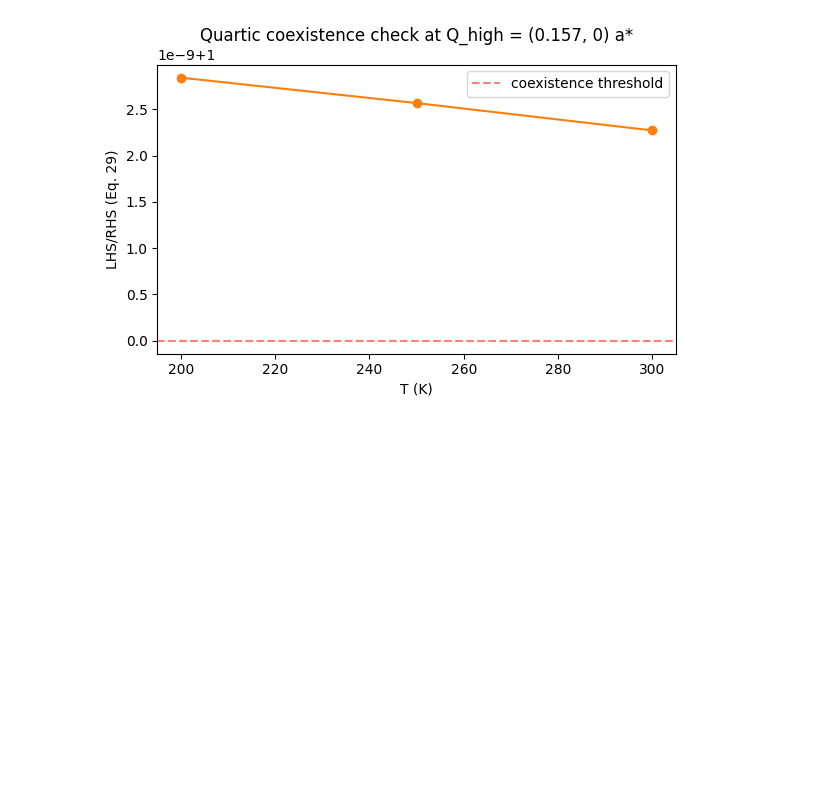
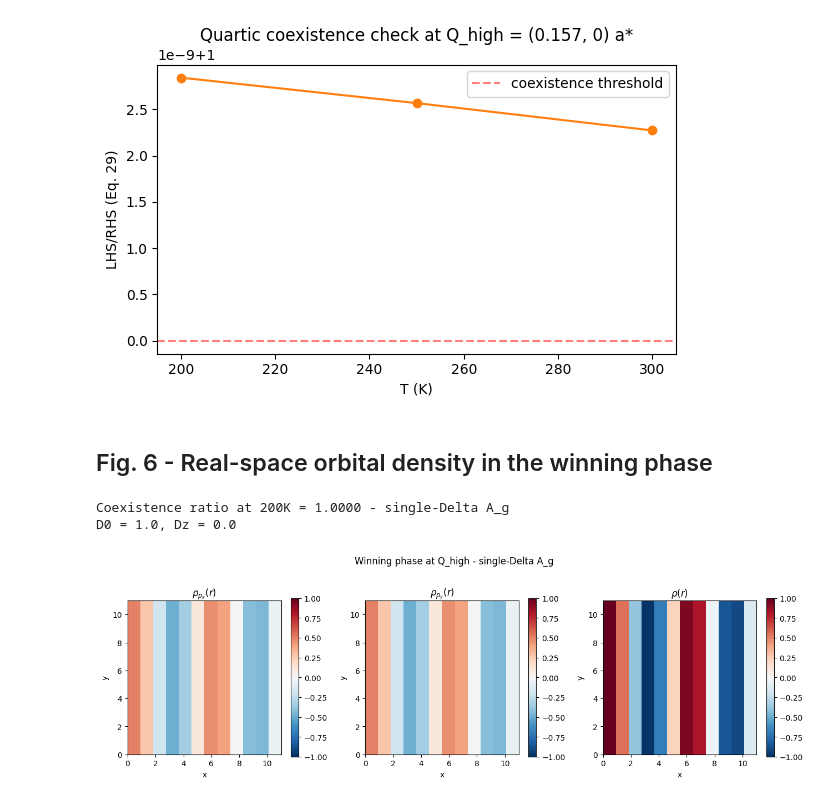
Before and after one commit to yingjerkao/TEM_toolkit, a Jupyter notebook: rte2_cdw_walkthrough.ipynb, the cells around one changed output. Drawn from its saved outputs; the diff is of its cells as text; code cells hidden in the pictures; blank space fills up the shorter version.

Commit message:
Notebook Fig 6: real-space orbital density in winning CDW phase
Co-Authored-By: Claude Sonnet 4.6 <noreply@anthropic.com>

```diff
--- a/rte2_cdw_walkthrough.ipynb
+++ b/rte2_cdw_walkthrough.ipynb
@@ -207,3 +207,34 @@ T (K), LHS/RHS ratio
      250   1.0000   (single-Delta A_g)
      300   1.0000   (single-Delta A_g)
 [figure]
+# %% [markdown]
+## Fig. 6 - Real-space orbital density in the winning phase
+# %%
+T_probe = 200 * 8.617e-5
+qc = quartic_coeffs(Q_win[0], Q_win[1], T_probe, material.params, nk=80)
+is_double, ratio_val = coexistence_criterion(qc)
+print(f'Coexistence ratio at 200K = {ratio_val:.4f} - {"double-Delta" if is_double else "single-Delta A_g"}')
+
+D0, Dz = (1.0, 0.5j) if is_double else (1.0, 0.0)
+print(f'D0 = {D0}, Dz = {Dz}')
+# %% [output]
+Coexistence ratio at 200K = 1.0000 - single-Delta A_g
+D0 = 1.0, Dz = 0.0
+# %%
+X, Y, rho_px, rho_py, rho = real_space_density(
+    Q_win[0], Q_win[1], D0=D0, Dz=Dz, nx=12, ny=12,
+)
+
+fig, axes = plt.subplots(1, 3, figsize=(13, 4.2))
+for ax, dat, title in zip(axes, [rho_px, rho_py, rho],
+                          [r'$\rho_{p_x}(r)$', r'$\rho_{p_y}(r)$', r'$\rho(r)$']):
+    im = ax.imshow(dat.T, origin='lower', extent=[0, 11, 0, 11],
+                   cmap='RdBu_r', vmin=-1, vmax=1)
+    ax.set_title(title); ax.set_xlabel('x'); ax.set_ylabel('y')
+    plt.colorbar(im, ax=ax, shrink=0.8)
+fig.suptitle(f'Winning phase at {Q_win_label} - {"double-Delta" if is_double else "single-Delta A_g"}')
+fig.tight_layout()
+fig.savefig(OUTDIR / 'fig6_orbital_density.png', dpi=150)
+plt.show()
+# %% [output]
+[figure, added]
```
Also changed, not shown: 1 other file.
